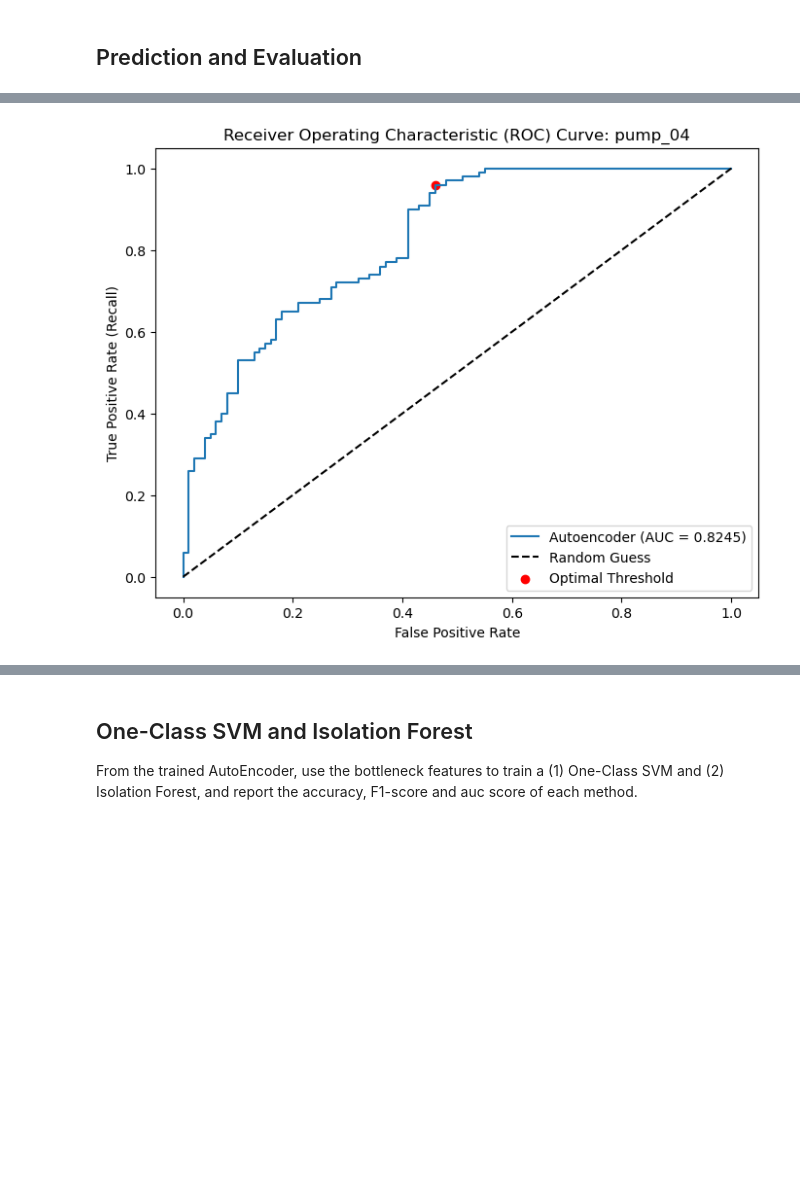
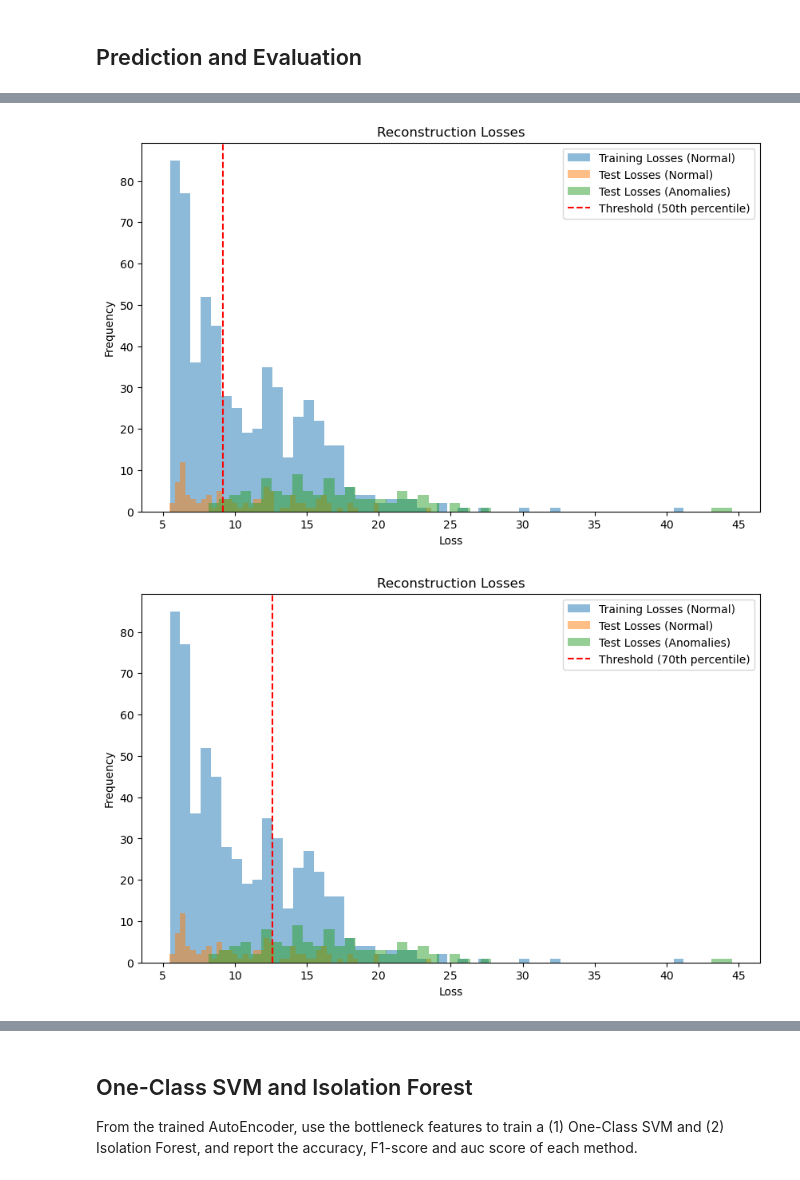
Before and after one commit to j0shcd/ml4pm, a Jupyter notebook: assignment_2/Josh_Graded_Exercise_2.ipynb, the cells around one changed output, grey strips where cells are left out. Cells and saved outputs as stored; diff of their text form; code cells hidden in the pictures; blank space fills up the shorter version.

```diff
--- a/assignment_2/Josh_Graded_Exercise_2.ipynb
+++ b/assignment_2/Josh_Graded_Exercise_2.ipynb
@@ -342,6 +342,7 @@ def train_loop(dataloader, model, loss_fn, optimizer, print_every=10):
     size = len(dataloader.dataset)
     num_batches = len(dataloader)
     loss_running = 0
+    train_losses = []
     for batch, (x, y) in enumerate(tqdm(dataloader)):
         # Compute prediction and loss
         x = x.flatten(start_dim=1)
@@ -357,8 +358,10 @@ def train_loop(dataloader, model, loss_fn, optimizer, print_every=10):
 
         # Back Propagation
         loss_running += loss.item()
+        train_losses.append(loss.item())
+
     print(f"loss: {loss_running/len(dataloader):>7f}")
-
+    return loss_running, train_losses
 
 def test_loop(dataset, model, loss_fn):
     size = len(dataset)
@@ -419 +422,12 @@ Note: We will be computing the "optimal" threshold using Youden's J statistic in
+# %%
+y_true = data_test.labels
+test_losses, extracted_features_test = test_loop(data_test, model, loss_fn)
+y_scores = test_losses
+train_losses, extracted_features_train = test_loop(data_train, model, loss_fn)
+
+# Compute predictions on test data
+y_true = data_test.labels  # Actual labels (0: normal, 1: anomaly)
+
+auc = metrics.roc_auc_score(y_true, y_scores)
+print(f"ROC AUC Score on Test Set: {auc:.4f}")
 # %%
@@ -468,0 +464,16 @@ F1-Score: 0.7934
+# %%
+def plot_reconstruction_loss(percentile, threshold):
+    plt.figure(figsize=(10, 6))
+    plt.hist(train_losses, bins=50, alpha=0.5, label='Training Losses (Normal)')
+    plt.hist(y_scores[np.array(y_true) == 0], bins=50, alpha=0.5, label='Test Losses (Normal)')
+    plt.hist(y_scores[np.array(y_true) == 1], bins=50, alpha=0.5, label='Test Losses (Anomalies)')
+    plt.axvline(threshold, color='red', linestyle='--', label=f'Threshold ({percentile}th percentile)')
+    plt.title('Reconstruction Losses')
+    plt.xlabel('Loss')
+    plt.ylabel('Frequency')
+    plt.legend()
+    plt.show()
+# %%
+threshold_50 = percentile_thresholding(50, train_losses, test_losses)
+threshold_70 = percentile_thresholding(70, train_losses, test_losses)
+threshold_95 = percentile_thresholding(95, train_losses, test_losses)
@@ -468,0 +498,7 @@ F1-Score: 0.7934
+# %%
+plot_reconstruction_loss(50, threshold_50)
+plot_reconstruction_loss(70, threshold_70)
+plot_reconstruction_loss(95, threshold_95)
+# %% [output]
+[figure, added]
+[figure, added]
@@ -469,13 +517,12 @@ F1-Score: 0.7934
 # %%
-plt.figure(figsize=(8, 6))
-plt.plot(fpr, tpr, label=f'Autoencoder (AUC = {roc_auc:.4f})')
-plt.plot([0, 1], [0, 1], 'k--', label='Random Guess')
-plt.scatter(fpr_value, tpr_value, color='red', label='Optimal Threshold')
-plt.title(f'Receiver Operating Characteristic (ROC) Curve: {MACHINE}')
-plt.xlabel('False Positive Rate')
-plt.ylabel('True Positive Rate (Recall)')
-plt.legend()
-plt.show()
+def plot_auc(fpr, tpr, roc_auc, optimal_idx, MACHINE, title='ROC Curve'):
+    plt.figure(figsize=(8, 6))
+    plt.plot(fpr, tpr, label=f'Autoencoder (AUC = {roc_auc:.4f})')
+    plt.plot([0, 1], [0, 1], 'k--', label='Random Guess')
+    plt.scatter(fpr[optimal_idx], tpr[optimal_idx], color='red', label='Optimal Threshold')
+    plt.title(f'{title}: {MACHINE}')
+    plt.xlabel('False Positive Rate')
+    plt.ylabel('True Positive Rate (Recall)')
+    plt.legend()
+    plt.show()
-# %% [output]
-[figure, removed]
 # %%
```
Also changed, not shown: parts of 28 cells of this notebook.
